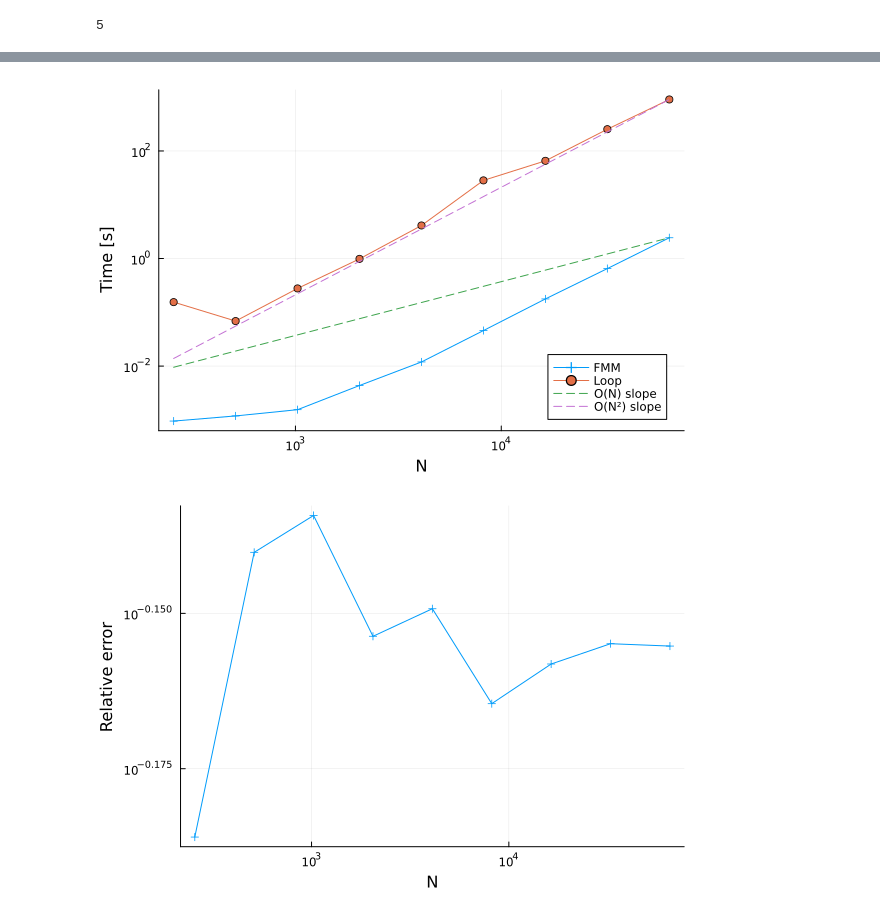
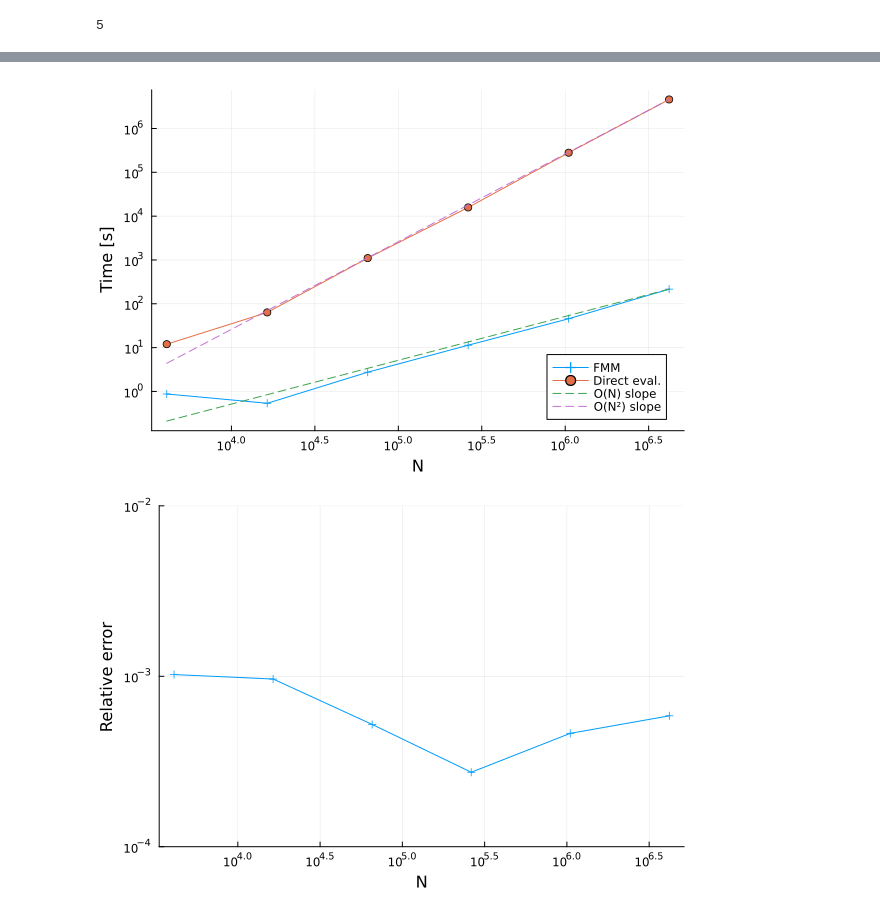
Before and after one commit to Riarrieta/FMMProject, a Jupyter notebook: notebooks/testN.ipynb, the cells around one changed output, grey strips where cells are left out. Saved outputs shown, nothing was run; the diff lists cells and outputs as text; code cells hidden in the pictures.

```diff
--- a/notebooks/testN.ipynb
+++ b/notebooks/testN.ipynb
@@ -8,9 +8,9 @@ import FMMProject: Laplace2D
 # Parameters
 Random.seed!(1)
 K = Laplace2D   # kernel
-Nlist = [2^n for n in 8:16]
+Nlist = [2^n for n in 12:2:22]
 Ntest = 256      # number of test points
-L = 5       # number of levels in tree
+b = 128     # number of points per box (average)
 P = 5       # interaction rank
 # %% [output]
 5
@@ -56,22 +46,26 @@ N = 65536
 # %%
 # Plot time
 plot(Nlist,tfmm,xscale=:log10,yscale=:log10,shape=:auto,legend=:bottomright,label="FMM")
-plot!(Nlist,tloop,shape=:auto,label="Loop")
+plot!(Nlist,tloop,shape=:auto,label="Direct eval.")
 xlabel!("N")
 ylabel!("Time [s]")
+yticks!([10.0^i for i in -2:10])
+xticks!([10.0^(0.5*i) for i in 7:13])
 
 n_slope = Nlist
 n_slope *= tfmm[end]/n_slope[end]
 n2_slope = Nlist .^ 2
 n2_slope *= tloop[end]/n2_slope[end]
 plot!(Nlist,n_slope,style=:dash,label="O(N) slope")
 plot!(Nlist,n2_slope,style=:dash,label="O(N²) slope")
 # %% [output]
-[figure, old version]
+[figure, new version]
 # %%
 # Plot errors
 plot(Nlist,errlist,xscale=:log10,yscale=:log10,shape=:auto,legend=false)
 xlabel!("N")
 ylabel!("Relative error")
+xticks!([10.0^(0.5*i) for i in 7:13])
+ylims!(1e-4,1e-2)
 # %% [output]
-[figure, old version]
+[figure, new version]
```
Also changed, not shown: parts of 1 cell of this notebook, 7 other files.
